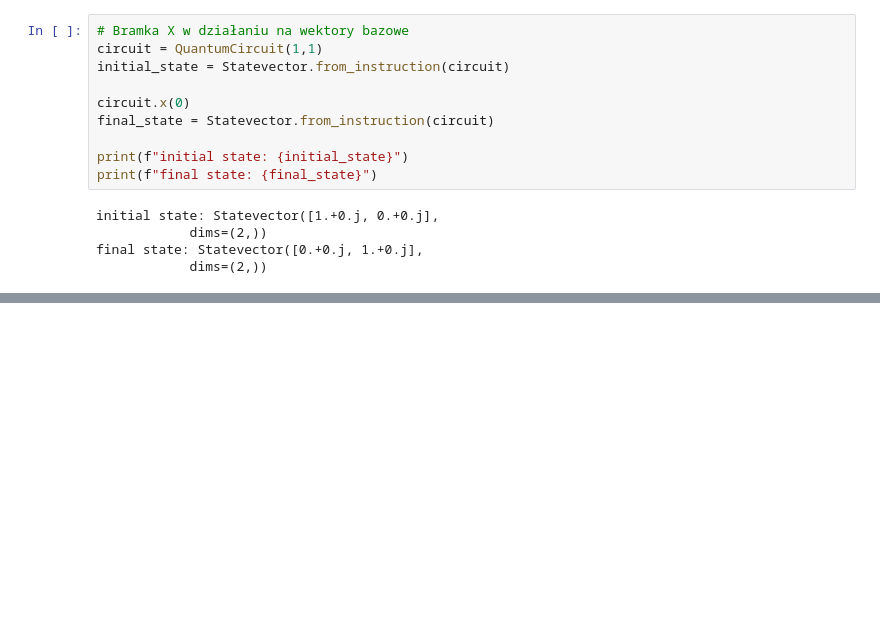
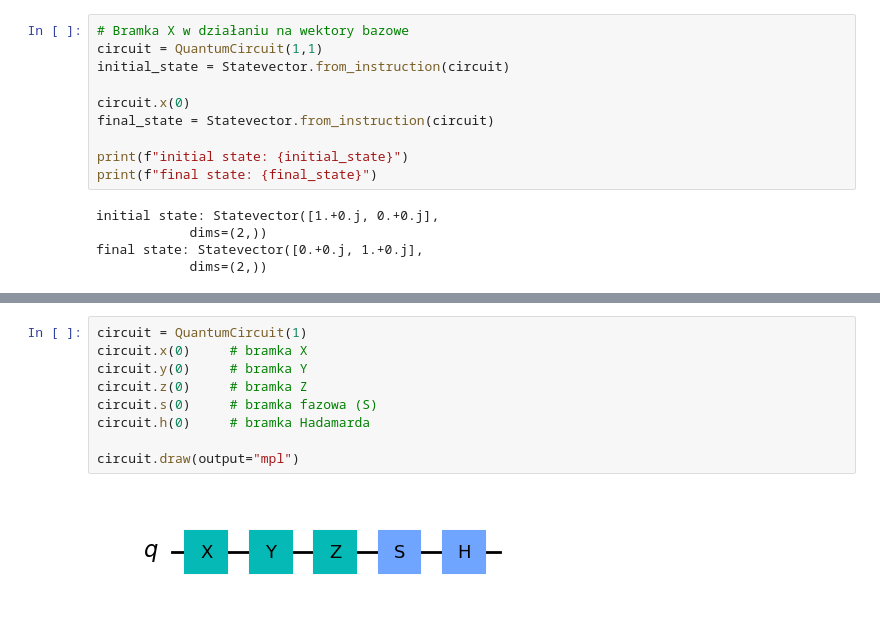
Before and after one commit to m-kosik/algorytmy-kwantowe, a Jupyter notebook: 03_bramki_kwantowe.ipynb, the cells around one changed output, grey strips where cells are left out. Saved outputs shown, nothing was run; the diff lists cells and outputs as text; blank space fills up the shorter version.

Commit message:
update quantum gates exercise + add testbed

```diff
--- a/03_bramki_kwantowe.ipynb
+++ b/03_bramki_kwantowe.ipynb
@@ -74,0 +83,11 @@ kluczowa - wprowadza superpozycję stanów
+# %%
+circuit = QuantumCircuit(1)
+circuit.x(0)     # bramka X
+circuit.y(0)     # bramka Y
+circuit.z(0)     # bramka Z
+circuit.s(0)     # bramka fazowa (S)
+circuit.h(0)     # bramka Hadamarda
+
+circuit.draw(output="mpl")
+# %% [output]
+[figure, added]
```
Also changed, not shown: parts of 20 cells of this notebook.
